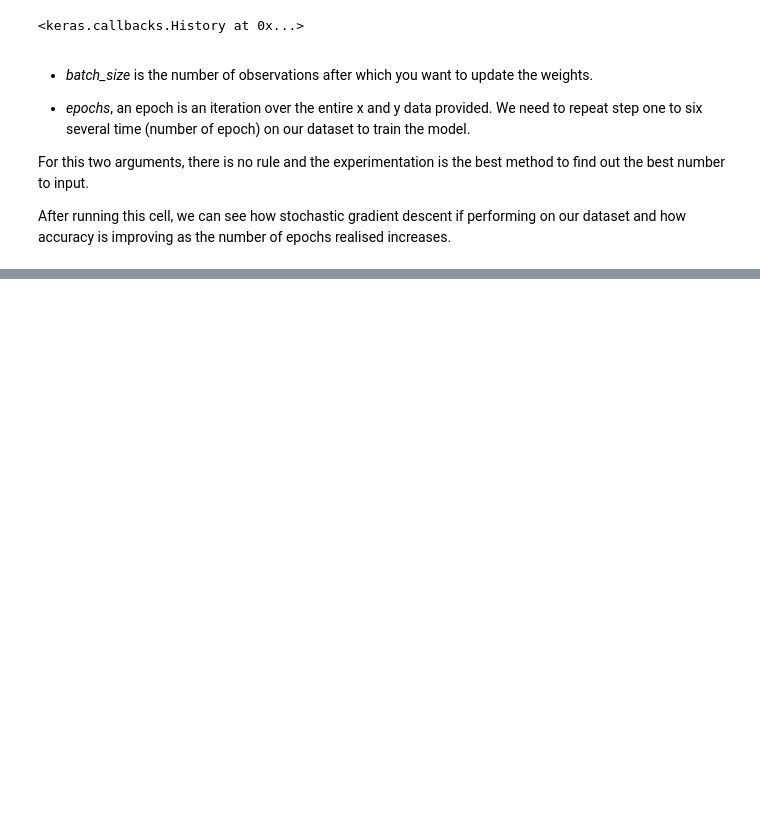
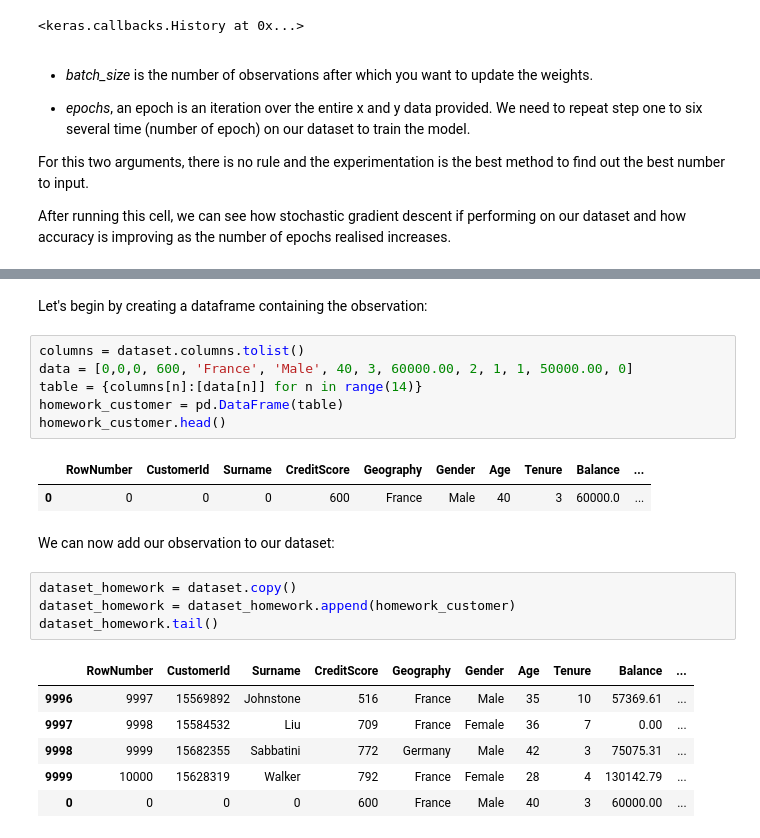
Before and after one commit to nicohlr/courses, a Jupyter notebook: Udemy/Deep_Learning_A-Z/homeworks/ann_homework_nb.ipynb, the cells around one changed output, grey strips where cells are left out. Drawn from its saved outputs; the diff is of its cells as text; blank space fills up the shorter version.

Commit message:
homework done

```diff
--- a/Udemy/Deep_Learning_A-Z/homeworks/ann_homework_nb.ipynb
+++ b/Udemy/Deep_Learning_A-Z/homeworks/ann_homework_nb.ipynb
@@ -189,0 +238,24 @@ cm = confusion_matrix(y_test, y_pred)
+# %% [markdown]
+Let's begin by creating a dataframe containing the observation:
+# %%
+columns = dataset.columns.tolist()
+data = [0,0,0, 600, 'France', 'Male', 40, 3, 60000.00, 2, 1, 1, 50000.00, 0]
+table = {columns[n]:[data[n]] for n in range(14)}
+homework_customer = pd.DataFrame(table)
+homework_customer.head()
+# %% [output]
+|  | RowNumber | CustomerId | Surname | CreditScore | Geography | Gender | Age | Tenure | Balance | ... |
+| 0 | 0 | 0 | 0 | 600 | France | Male | 40 | 3 | 60000.0 | ... |
+# %% [markdown]
+We can now add our observation to our dataset:
+# %%
+dataset_homework = dataset.copy()
+dataset_homework = dataset_homework.append(homework_customer)
+dataset_homework.tail()
+# %% [output]
+|  | RowNumber | CustomerId | Surname | CreditScore | Geography | Gender | Age | Tenure | Balance | ... |
+| 9996 | 9997 | 15569892 | Johnstone | 516 | France | Male | 35 | 10 | 57369.61 | ... |
+| 9997 | 9998 | 15584532 | Liu | 709 | France | Female | 36 | 7 | 0.00 | ... |
+| 9998 | 9999 | 15682355 | Sabbatini | 772 | Germany | Male | 42 | 3 | 75075.31 | ... |
+| 9999 | 10000 | 15628319 | Walker | 792 | France | Female | 28 | 4 | 130142.79 | ... |
+| 0 | 0 | 0 | 0 | 600 | France | Male | 40 | 3 | 60000.00 | ... |
```
Also changed, not shown: parts of 19 cells of this notebook.
